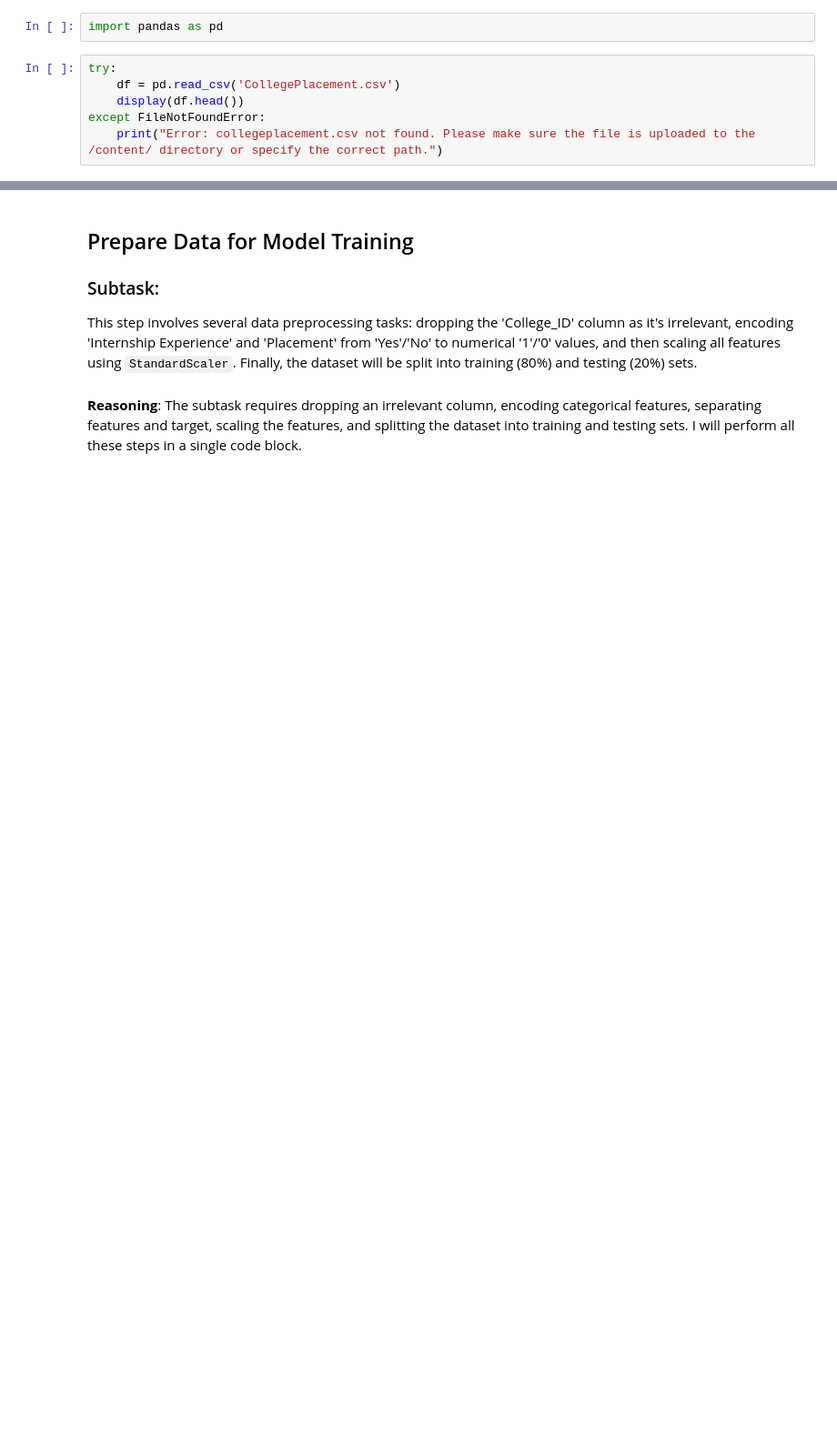
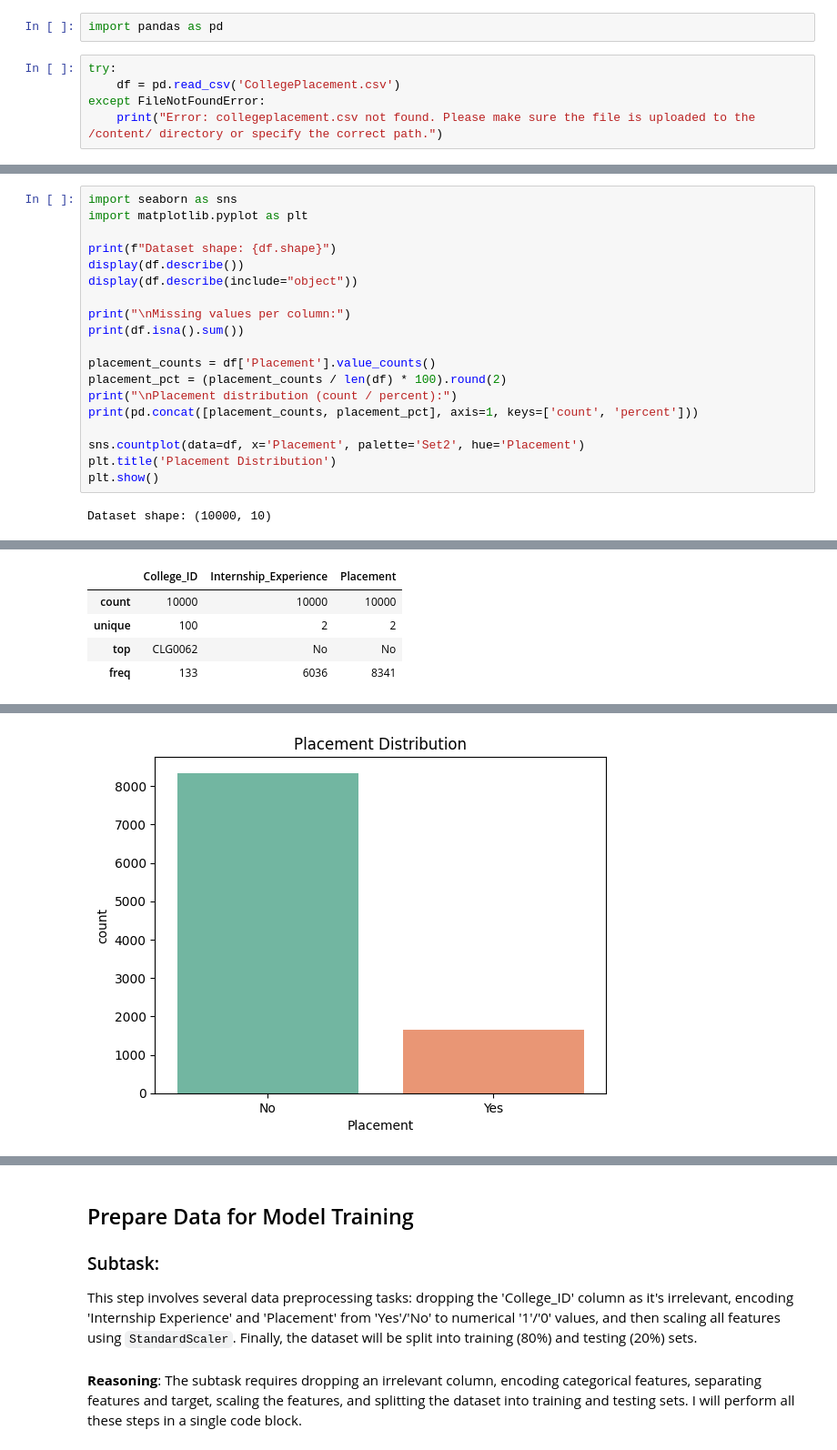
Before and after one commit to DavidIanDsouza/Graduate-Employability-Predictor, a Jupyter notebook: Graduate_Employability_Predictor.ipynb, the cells around one changed output, grey strips where cells are left out. Shown at 91% size. Drawn from its saved outputs; the diff is of its cells as text; blank space fills up the shorter version.

Commit message:
Add data representation

```diff
--- a/Graduate_Employability_Predictor.ipynb
+++ b/Graduate_Employability_Predictor.ipynb
@@ -3,6 +3,5 @@ import pandas as pd
 # %%
 try:
     df = pd.read_csv('CollegePlacement.csv')
-    display(df.head())
 except FileNotFoundError:
     print("Error: collegeplacement.csv not found. Please make sure the file is uploaded to the /content/ directory or specify the correct path.")
@@ -15,0 +12,21 @@ except FileNotFoundError:
+# %%
+import seaborn as sns
+import matplotlib.pyplot as plt
+
+print(f"Dataset shape: {df.shape}")
+display(df.describe())
+display(df.describe(include="object"))
+
+print("\nMissing values per column:")
+print(df.isna().sum())
+
+placement_counts = df['Placement'].value_counts()
+placement_pct = (placement_counts / len(df) * 100).round(2)
+print("\nPlacement distribution (count / percent):")
+print(pd.concat([placement_counts, placement_pct], axis=1, keys=['count', 'percent']))
+
+sns.countplot(data=df, x='Placement', palette='Set2', hue='Placement')
+plt.title('Placement Distribution')
+plt.show()
+# %% [output]
+Dataset shape: (10000, 10)
@@ -15,0 +42,5 @@ except FileNotFoundError:
+|  | College_ID | Internship_Experience | Placement |
+| count | 10000 | 10000 | 10000 |
+| unique | 100 | 2 | 2 |
+| top | CLG0062 | No | No |
+| freq | 133 | 6036 | 8341 |
@@ -15,0 +65 @@ except FileNotFoundError:
+[figure, added]
```
Also changed, not shown: parts of 6 cells of this notebook, 2 other files.
